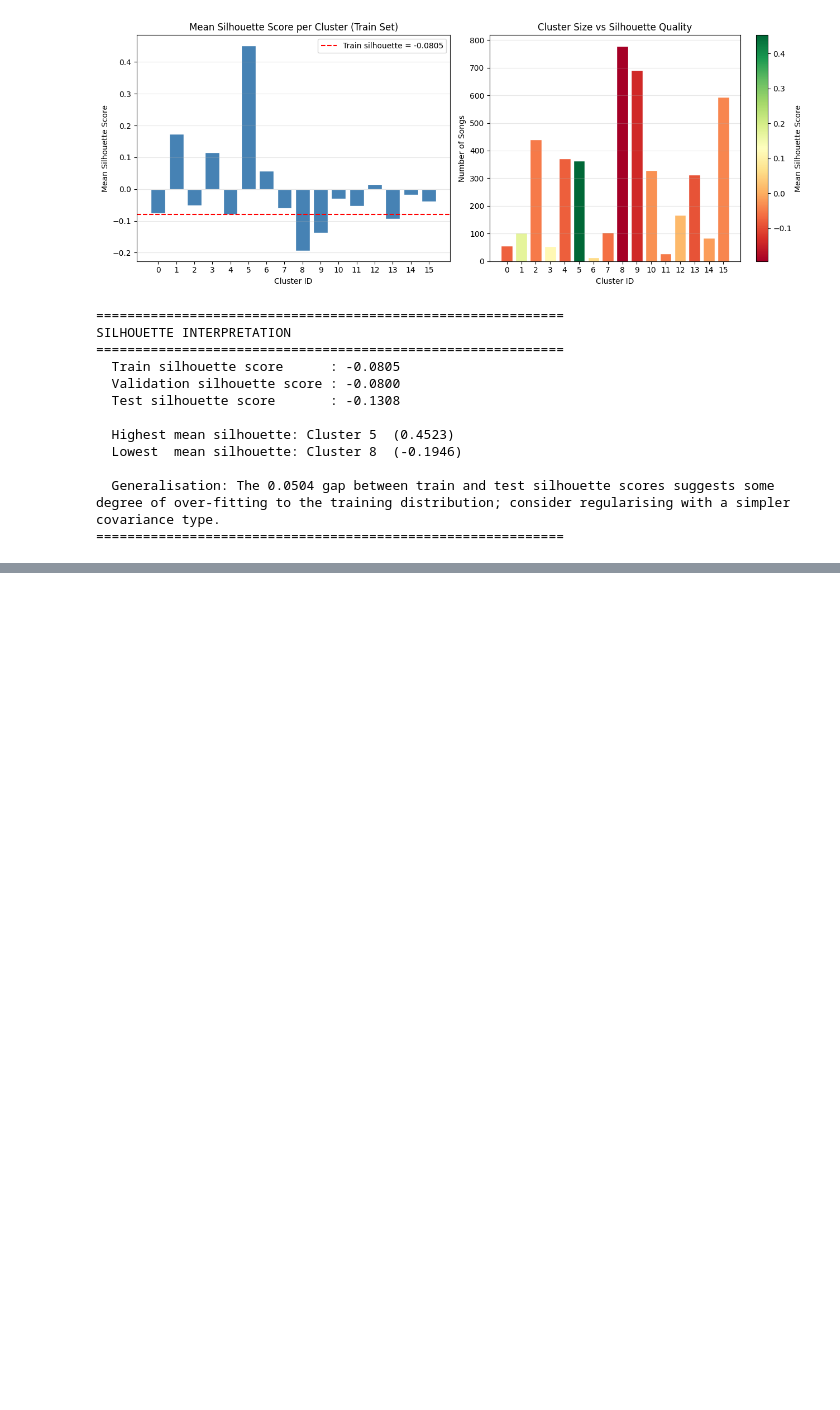
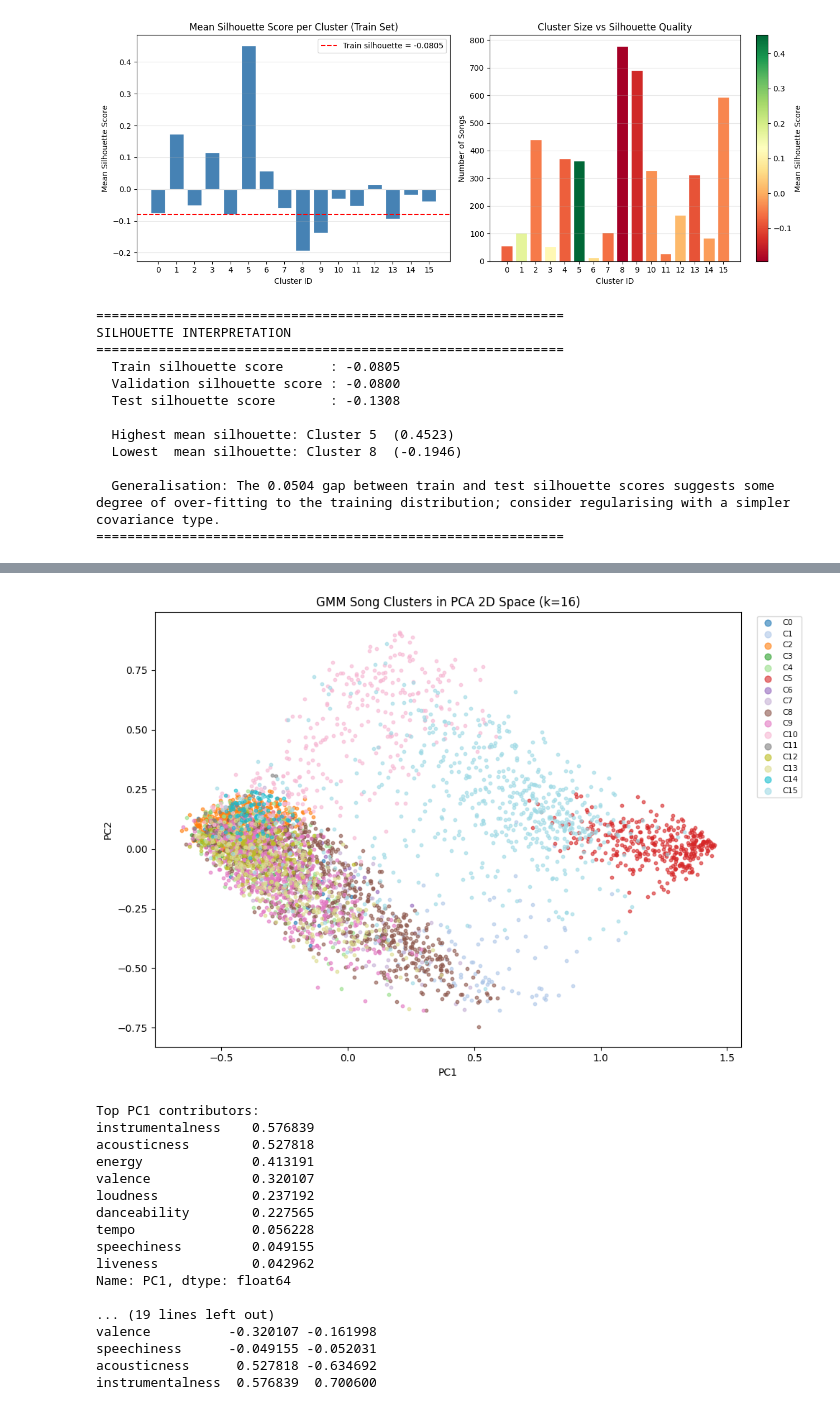
Before and after one commit to samiuell/MSE446-Group2, a Jupyter notebook: MSE446_Group2_GMMModel_C.ipynb, the cells around one changed output, grey strips where cells are left out. Saved outputs shown, nothing was run; the diff lists cells and outputs as text; code cells hidden in the pictures; blank space fills up the shorter version.

```diff
--- a/MSE446_Group2_GMMModel_C.ipynb
+++ b/MSE446_Group2_GMMModel_C.ipynb
@@ -879,0 +926,79 @@ plt.show()
+# %%
+from sklearn.decomposition import PCA
+import matplotlib.pyplot as plt
+import matplotlib.cm as cm
+import numpy as np
+import pandas as pd
+
+# -----------------------------------
+# PCA visualization of GMM clusters
+# -----------------------------------
+
+# X already exists in your notebook:
+# X = songs_gmm[feature_cols].to_numpy()
+
+pca2 = PCA(n_components=2, random_state=42)
+X_2d = pca2.fit_transform(X)
+
+cluster_labels = songs_gmm['gmm_cluster'].to_numpy()
+N_CLUSTERS = n_components
+
+plt.figure(figsize=(10, 7))
+colors = cm.tab20(np.linspace(0, 1, N_CLUSTERS))
+
+for k, color in zip(range(N_CLUSTERS), colors):
+    mask = cluster_labels == k
+    plt.scatter(
+        X_2d[mask, 0],
+        X_2d[mask, 1],
+        s=10,
+        alpha=0.6,
+        color=color,
+        label=f'C{k}'
+    )
+
+plt.title(f'GMM Song Clusters in PCA 2D Space (k={N_CLUSTERS})')
+plt.xlabel('PC1')
+plt.ylabel('PC2')
+plt.legend(bbox_to_anchor=(1.02, 1), loc='upper left', fontsize=8, markerscale=2)
+plt.tight_layout()
+plt.show()
+
+# -----------------------------------
+# PCA loadings: strongest contributors
+# -----------------------------------
+
+loadings = pd.DataFrame(
+    pca2.components_.T,
+    index=feature_cols,
+    columns=['PC1', 'PC2']
+)
+
+print("Top PC1 contributors:")
+print(loadings['PC1'].abs().sort_values(ascending=False).head(10))
+
+print("\nTop PC2 contributors:")
+print(loadings['PC2'].abs().sort_values(ascending=False).head(10))
+
+# Optional: view full loading table
+print("\nFull PCA loadings:")
+print(loadings)
+# %% [output]
+[figure, added]
+Top PC1 contributors:
+instrumentalness    0.576839
+acousticness        0.527818
+energy              0.413191
+valence             0.320107
+loudness            0.237192
+danceability        0.227565
+tempo               0.056228
+speechiness         0.049155
+liveness            0.042962
+Name: PC1, dtype: float64
+
+... (19 lines left out)
+valence          -0.320107 -0.161998
+speechiness      -0.049155 -0.052031
+acousticness      0.527818 -0.634692
+instrumentalness  0.576839  0.700600
```
Also changed, not shown: parts of 5 cells of this notebook, 1 other file.
